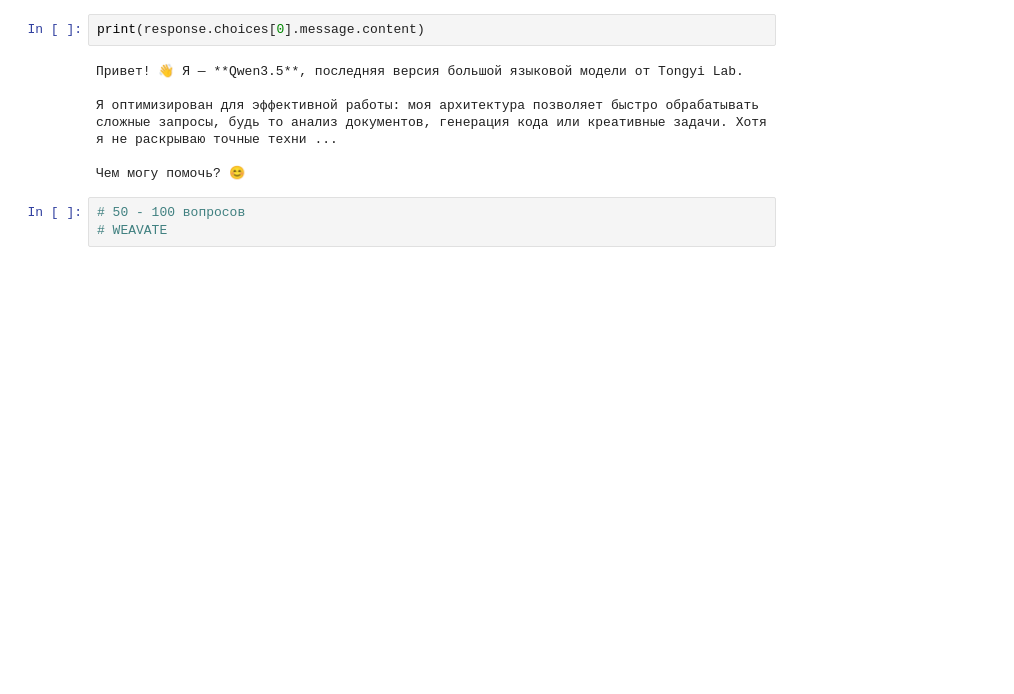
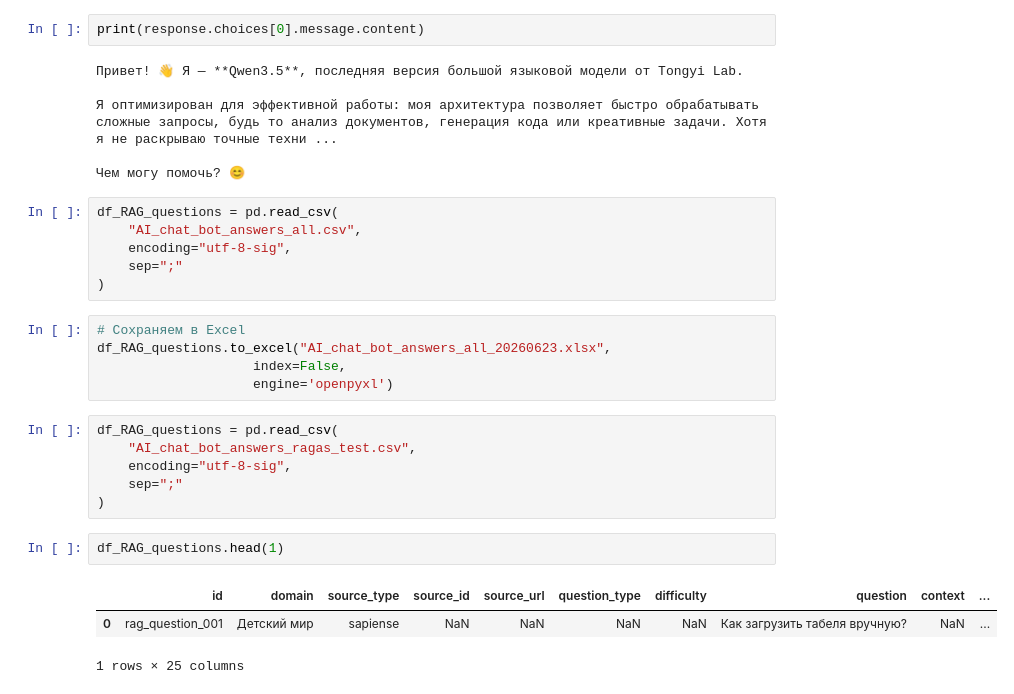
Before and after one commit to v-makarov-code/llm-asking-questions-evaluating-answers, a Jupyter notebook: query_RAG.ipynb, the cells around one changed output. Saved outputs shown, nothing was run; the diff lists cells and outputs as text; blank space fills up the shorter version.

```diff
--- a/query_RAG.ipynb
+++ b/query_RAG.ipynb
@@ -23,6 +23,26 @@ print(response.choices[0].message.content)
 Я оптимизирован для эффективной работы: моя архитектура позволяет быстро обрабатывать сложные запросы, будь то анализ документов, генерация кода или креативные задачи. Хотя я не раскрываю точные техни ...
 
 Чем могу помочь? 😊
-# %%
-# 50 - 100 вопросов
-# WEAVATE
+# %%
+df_RAG_questions = pd.read_csv(
+    "AI_chat_bot_answers_all.csv",
+    encoding="utf-8-sig",
+    sep=";"
+)
+# %%
+# Сохраняем в Excel
+df_RAG_questions.to_excel("AI_chat_bot_answers_all_20260623.xlsx",
+                    index=False,
+                    engine='openpyxl')
+# %%
+df_RAG_questions = pd.read_csv(
+    "AI_chat_bot_answers_ragas_test.csv",
+    encoding="utf-8-sig",
+    sep=";"
+)
+# %%
+df_RAG_questions.head(1)
+# %% [output]
+|  | id | domain | source_type | source_id | source_url | question_type | difficulty | question | context | ... |
+| 0 | rag_question_001 | Детский мир | sapiense | NaN | NaN | NaN | NaN | Как загрузить табеля вручную? | NaN | ... |
+1 rows × 25 columns
```
Also changed, not shown: parts of 12 cells of this notebook, 23 other files.
